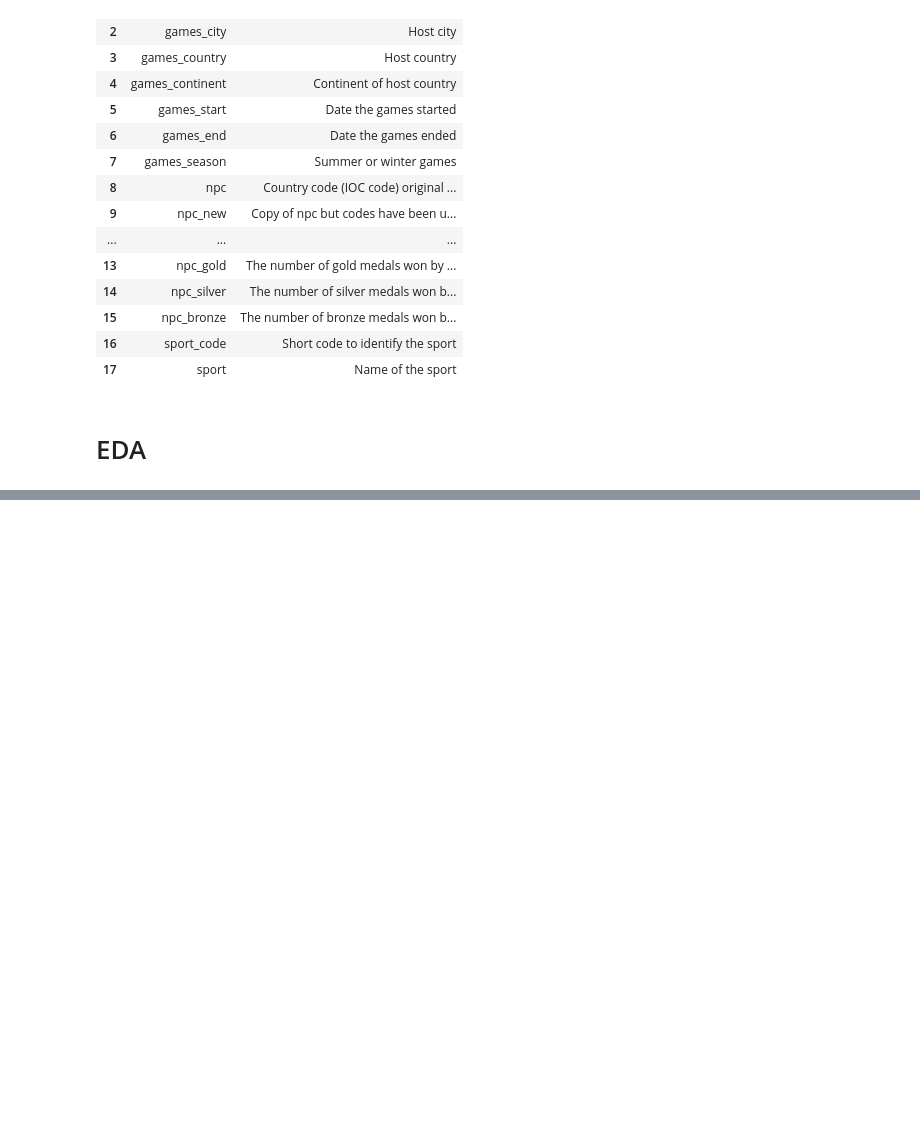
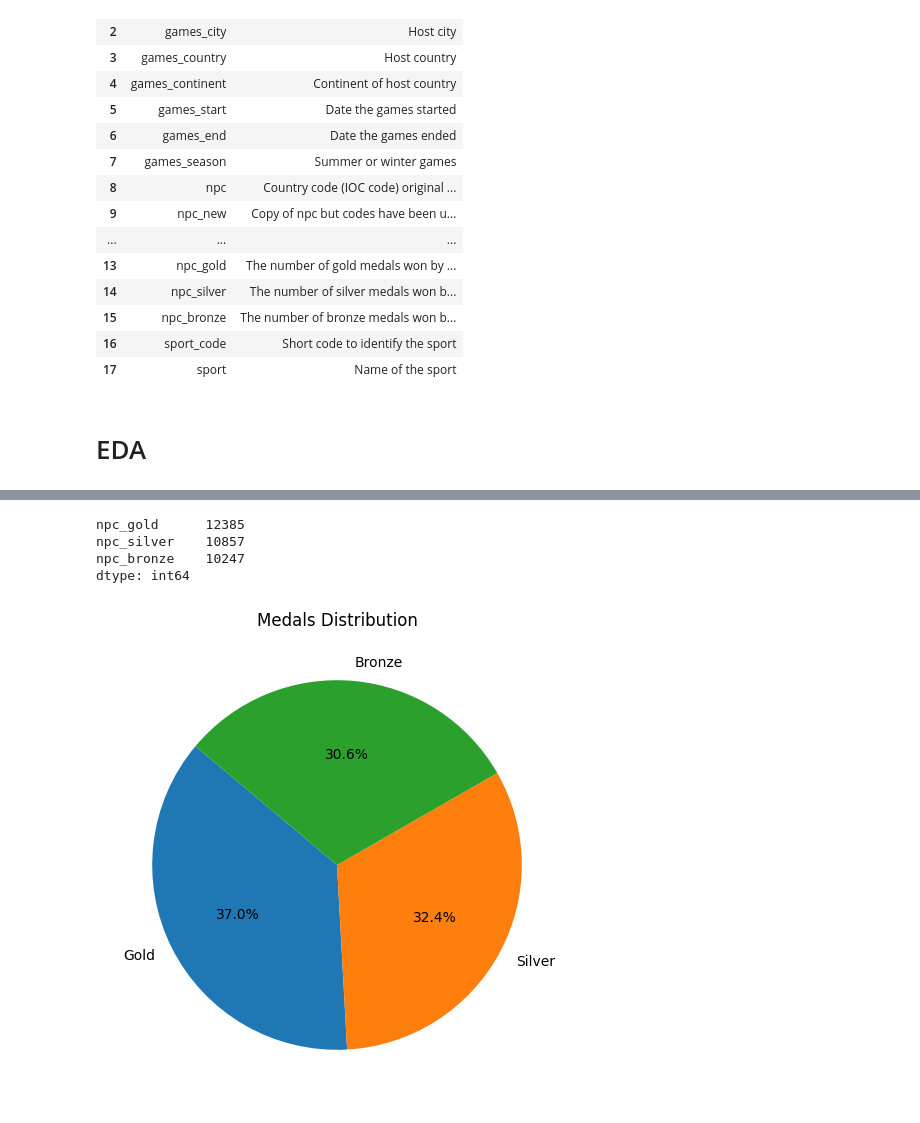
Before and after one commit to Dakalo156/onyx-paralympics-dataset, a Jupyter notebook: 00_eda_medal_standings.ipynb, the cells around one changed output, grey strips where cells are left out. Drawn from its saved outputs; the diff is of its cells as text; code cells hidden in the pictures; blank space fills up the shorter version.

```diff
--- a/00_eda_medal_standings.ipynb
+++ b/00_eda_medal_standings.ipynb
@@ -46,0 +132,24 @@ medal_standing_data
+# %%
+medals_per_year[
+    [
+        "npc_gold",
+        "npc_silver",
+        "npc_bronze",
+    ]
+].sum()
+# %% [output]
+npc_gold      12385
+npc_silver    10857
+npc_bronze    10247
+dtype: int64
+# %%
+medals = ["Gold", "Silver", "Bronze"]
+total_medals = [12385, 10857, 10247]
+
+# Plotting the pie chart
+plt.figure(figsize=(8, 6))
+plt.pie(total_medals, labels=medals, autopct="%1.1f%%", startangle=140)
+plt.title("Medals Distribution")
+plt.show()
+# %% [output]
+[figure, added]
```
Also changed, not shown: parts of 99 cells of this notebook, 3 other files.
